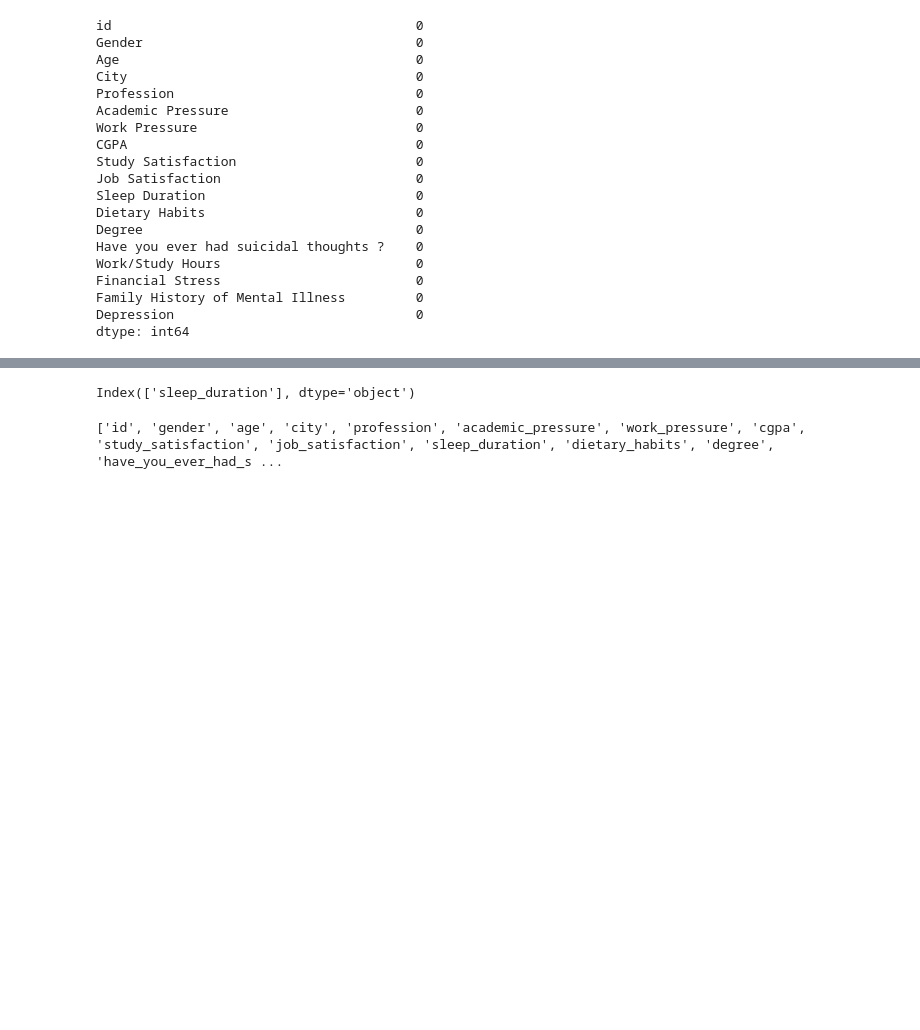
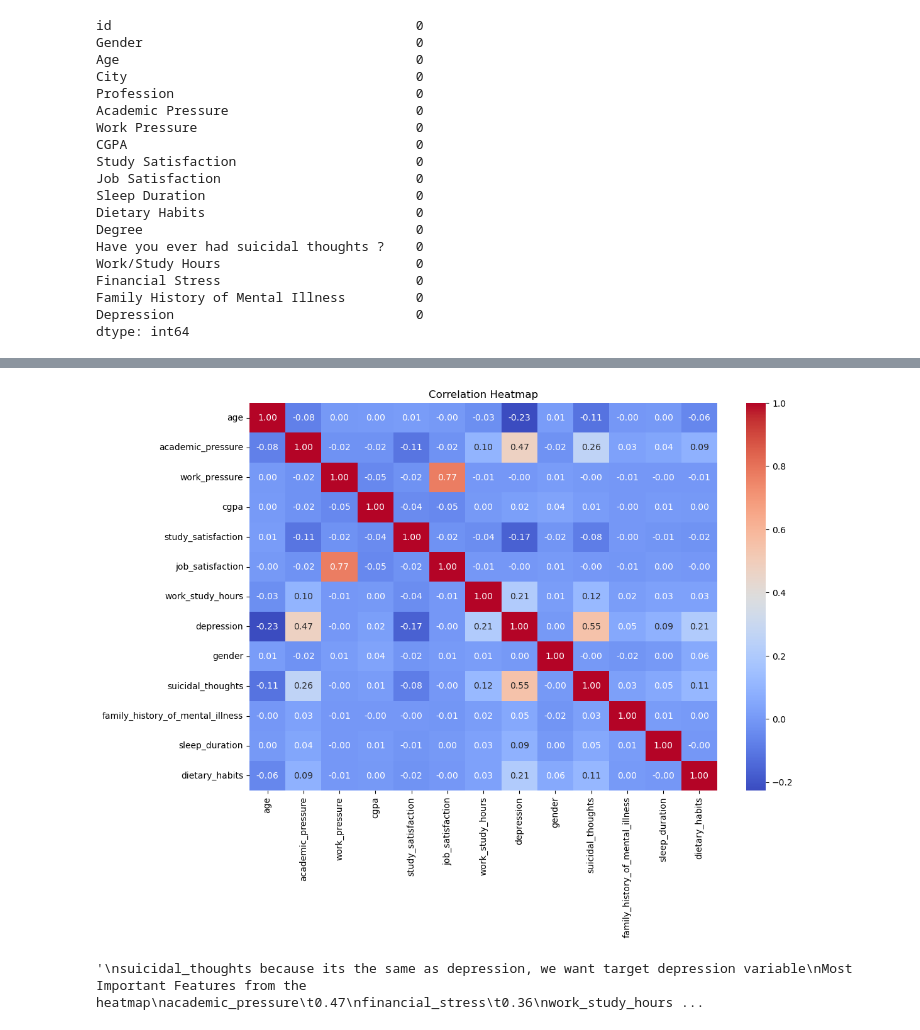
Before and after one commit to JustinCordova/student-depression-prediction, a Jupyter notebook: main.ipynb, the cells around one changed output, grey strips where cells are left out. Cells and saved outputs as stored; diff of their text form; code cells hidden in the pictures; blank space fills up the shorter version.

```diff
--- a/main.ipynb
+++ b/main.ipynb
@@ -89,0 +129,9 @@ memory usage: 3.8+ MB
+# %%
+# job_satisfaction, profession columns have 1 label dominating the entries
+# city col is unbalanced
+
+# sort the features by their types under the categorical umbrella
+binary_cols = ['gender', 'suicidal_thoughts', 'family_history_of_mental_illness']
+non_ordinal_cols = ['city', 'degree'] # Just don't use
+ordinal_cols = ['sleep_duration', 'dietary_habits']
+df.head()
@@ -90,9 +198,14 @@ memory usage: 3.8+ MB
 # %%
-# Example: Show all object (string) columns
-df.select_dtypes(include='object').columns
+# Select only numeric columns
+numeric_df = df.select_dtypes(include=[float, int])
+
+# Compute the correlation matrix for numeric columns only
+correlation_matrix = temp_df.corr()
+
+# Create the heatmap
+plt.figure(figsize=(12, 8))
+sns.heatmap(correlation_matrix, annot=True, cmap='coolwarm', fmt='.2f', cbar=True)
+plt.title("Correlation Heatmap")
+plt.show()
 # %% [output]
-Index(['sleep_duration'], dtype='object')
+[figure, added]
-# %%
-print(df.columns.tolist())
-# %% [output]
-['id', 'gender', 'age', 'city', 'profession', 'academic_pressure', 'work_pressure', 'cgpa', 'study_satisfaction', 'job_satisfaction', 'sleep_duration', 'dietary_habits', 'degree', 'have_you_ever_had_s ...
@@ -115,0 +212,12 @@ for col in categorical_cols:
+# %%
+# Features with the highest correlation to depression
+"""
+suicidal_thoughts because its the same as depression, we want target depression variable
+Most Important Features from the heatmap
+academic_pressure	0.47
+financial_stress	0.36
+work_study_hours 0.21
+dietary_habits	0.21
+"""
+# %% [output]
+'\nsuicidal_thoughts because its the same as depression, we want target depression variable\nMost Important Features from the heatmap\nacademic_pressure\t0.47\nfinancial_stress\t0.36\nwork_study_hours ...
```
Also changed, not shown: parts of 16 cells of this notebook, 1 other file.
